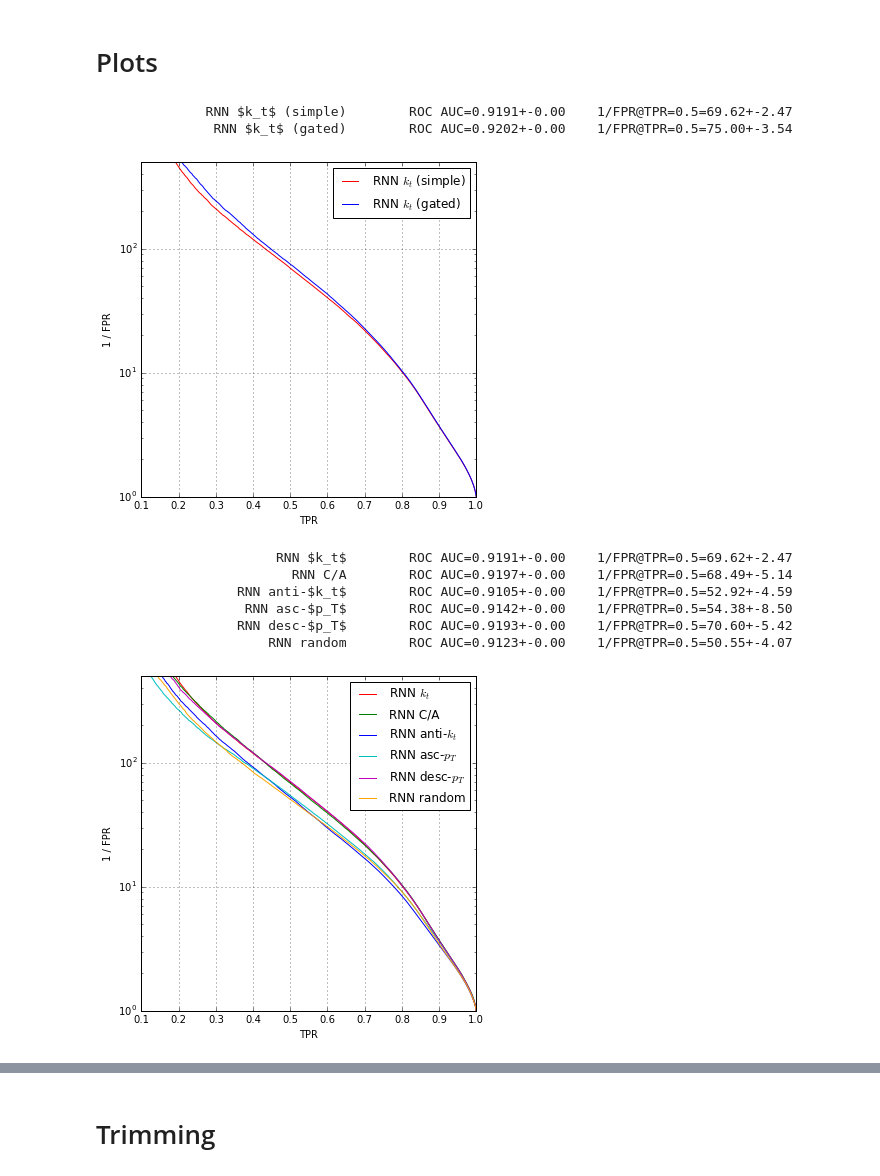
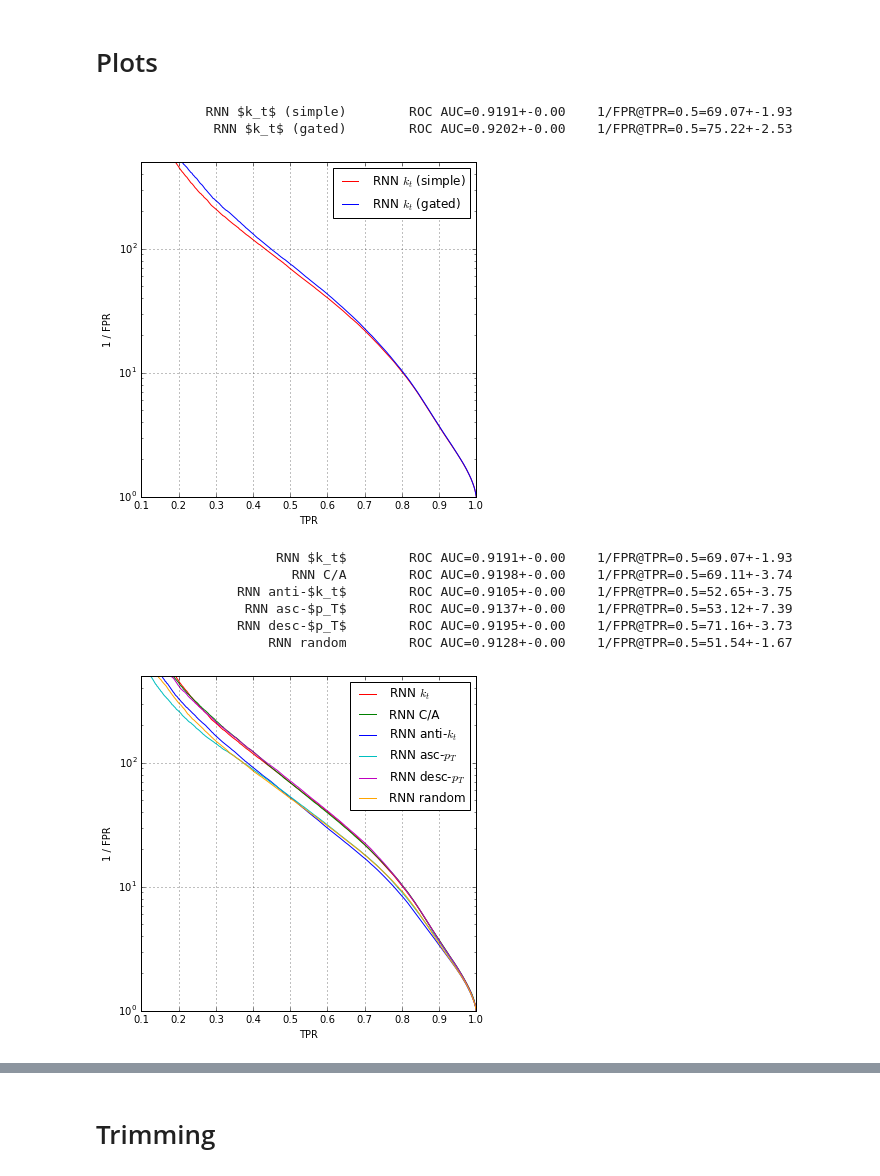
Before and after one commit to glouppe/recnn, a Jupyter notebook: notebooks/jet-study-2.ipynb, the cells around one changed output, grey strips where cells are left out. Drawn from its saved outputs; the diff is of its cells as text; code cells hidden in the pictures.

```diff
--- a/notebooks/jet-study-2.ipynb
+++ b/notebooks/jet-study-2.ipynb
@@ -149,6 +149,35 @@ def build_rocs(prefix_train, prefix_test, model_pattern, preprocess=None, gated=
 
     return rocs, fprs, tprs
 # %%
+def remove_outliers(rocs, fprs, tprs):
+    inv_fprs = []
+    base_tpr = np.linspace(0.05, 1, 476)
+
+    for fpr, tpr in zip(fprs, tprs):
+        inv_fpr = interp(base_tpr, tpr, 1. / fpr)
+        inv_fprs.append(inv_fpr)
+
+    inv_fprs = np.array(inv_fprs)
+    scores = inv_fprs[:, 225]
+
+    p25 = np.percentile(scores, 1 / 6. * 100.)
+    p75 = np.percentile(scores, 5 / 6. * 100)
+
+    robust_mean = np.mean([scores[i] for i in range(len(scores)) if p25 <= scores[i] <= p75])
+    robust_std = np.std([scores[i] for i in range(len(scores)) if p25 <= scores[i] <= p75])
+
+    indices = [i for i in range(len(scores)) if robust_mean - 3*robust_std <= scores[i] <= robust_mean + 3*robust_std]
+
+    new_r, new_f, new_t = [], [], []
+
+    for i in indices:
+        new_r.append(rocs[i])
+        new_f.append(fprs[i])
+        new_t.append(tprs[i])
+
+    return new_r, new_f, new_t
+
+
 def report_score(rocs, fprs, tprs, label, latex=False, input="particles", short=False):
     inv_fprs = []
     base_tpr = np.linspace(0.05, 1, 476)
@@ -330,6 +359,8 @@ for pattern, gated, label in [
     r, f, t = pickle.load(fd)
     fd.close()
 
+    r, f, t = remove_outliers(r, f, t)
+
     report_score(r, f, t, label=label,
                  latex=True,
                  input="particles" if "delphes" not in pattern and "images" not in pattern else "towers")
@@ -364,41 +395,45 @@ for pattern, gated, label, color in [
     r, f, t = pickle.load(fd)
     fd.close()
 
+    r, f, t = remove_outliers(r, f, t)
+
     plot_rocs(r, f, t, label=label, color=color)
     report_score(r, f, t, label=label)
 
 plot_show()
 # %% [output]
-              RNN $k_t$ (simple)        ROC AUC=0.9191+-0.00    1/FPR@TPR=0.5=69.62+-2.47
-               RNN $k_t$ (gated)        ROC AUC=0.9202+-0.00    1/FPR@TPR=0.5=75.00+-3.54
+              RNN $k_t$ (simple)        ROC AUC=0.9191+-0.00    1/FPR@TPR=0.5=69.07+-1.93
+               RNN $k_t$ (gated)        ROC AUC=0.9202+-0.00    1/FPR@TPR=0.5=75.22+-2.53
 [figure]
 # %%
 # Topologies (particles, simple)
 for pattern, gated, label, color in [
         ("antikt-kt", False, "RNN $k_t$", "r"),
         ("antikt-cambridge", False, "RNN C/A", "g"),
         ("antikt-antikt", False, "RNN anti-$k_t$", "b"),
         ("antikt-seqpt", False, "RNN asc-$p_T$", "c"),
         ("antikt-seqpt-reversed", False, "RNN desc-$p_T$", "m"),
         ("antikt-random", False, "RNN random", "orange")
     ]:
 
     fd = open("../models/jet-study-2/rocs/rocs-%s-%s.pickle" % ("s" if not gated else "g", pattern), "rb")
     r, f, t = pickle.load(fd)
     fd.close()
 
+    r, f, t = remove_outliers(r, f, t)
+
     plot_rocs(r, f, t, label=label, color=color)
     report_score(r, f, t, label=label)
 
 plot_show()
 # %% [output]
-                       RNN $k_t$        ROC AUC=0.9191+-0.00    1/FPR@TPR=0.5=69.62+-2.47
-                         RNN C/A        ROC AUC=0.9197+-0.00    1/FPR@TPR=0.5=68.49+-5.14
-                  RNN anti-$k_t$        ROC AUC=0.9105+-0.00    1/FPR@TPR=0.5=52.92+-4.59
-                   RNN asc-$p_T$        ROC AUC=0.9142+-0.00    1/FPR@TPR=0.5=54.38+-8.50
-                  RNN desc-$p_T$        ROC AUC=0.9193+-0.00    1/FPR@TPR=0.5=70.60+-5.42
-                      RNN random        ROC AUC=0.9123+-0.00    1/FPR@TPR=0.5=50.55+-4.07
+                       RNN $k_t$        ROC AUC=0.9191+-0.00    1/FPR@TPR=0.5=69.07+-1.93
+                         RNN C/A        ROC AUC=0.9198+-0.00    1/FPR@TPR=0.5=69.11+-3.74
+                  RNN anti-$k_t$        ROC AUC=0.9105+-0.00    1/FPR@TPR=0.5=52.65+-3.75
+                   RNN asc-$p_T$        ROC AUC=0.9137+-0.00    1/FPR@TPR=0.5=53.12+-7.39
+                  RNN desc-$p_T$        ROC AUC=0.9195+-0.00    1/FPR@TPR=0.5=71.16+-3.73
+                      RNN random        ROC AUC=0.9128+-0.00    1/FPR@TPR=0.5=51.54+-1.67
-[figure, old version]
+[figure, new version]
 # %%
 # Topologies (towers, simple)
 for pattern, gated, label, color in [
```
Also changed, not shown: parts of 9 cells of this notebook.
